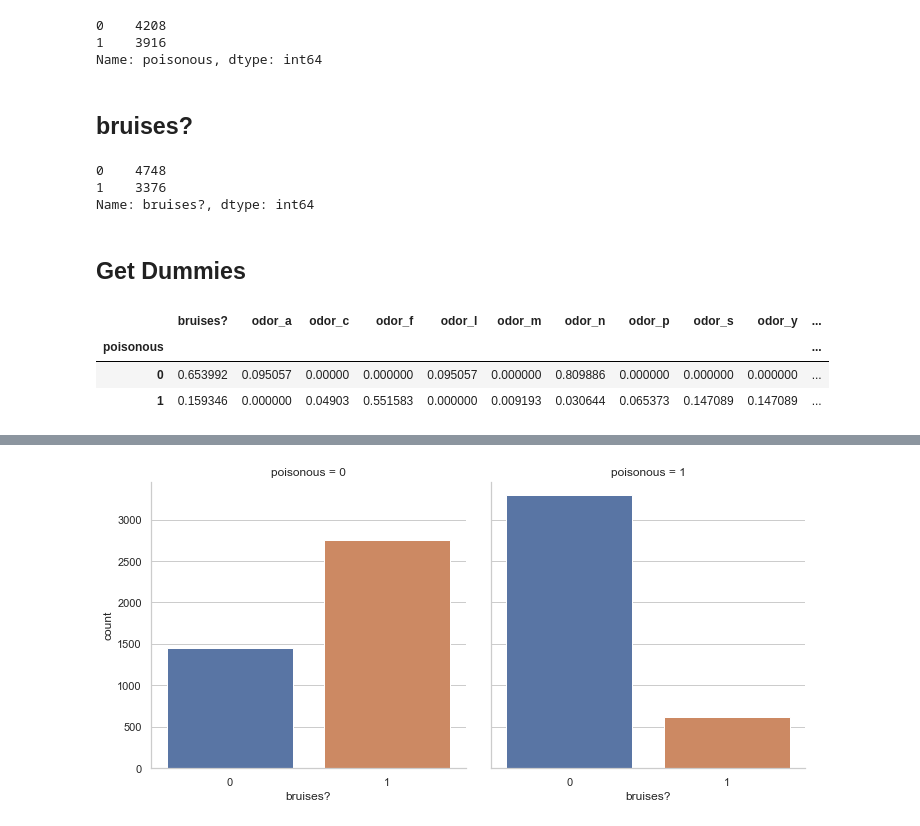
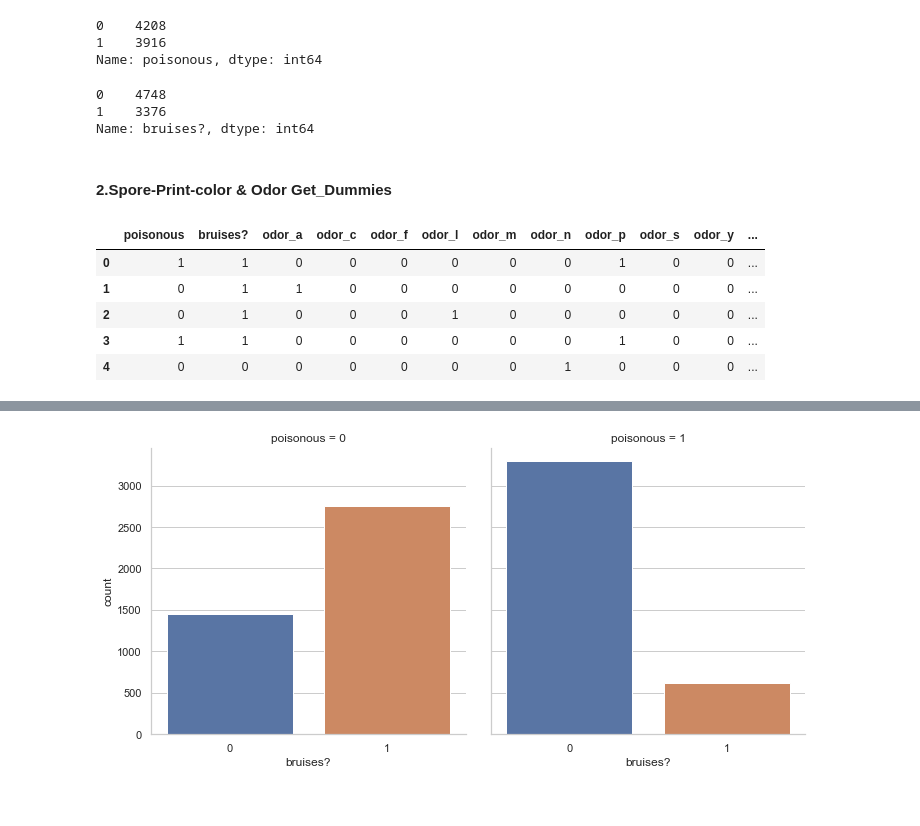
Before and after one commit to jacoblgoodman/DAV-5400, a Jupyter notebook: project4/j_goodman_project4.ipynb, the cells around one changed output, grey strips where cells are left out. Saved outputs shown, nothing was run; the diff lists cells and outputs as text; code cells hidden in the pictures.

```diff
--- a/project4/j_goodman_project4.ipynb
+++ b/project4/j_goodman_project4.ipynb
@@ -102,7 +136,8 @@ Name: spore-print-color, dtype: int64
 # %%
-df_for_pred.loc[
-    df_for_pred['spore-print-color'].isin(['r','u','b','o','y']),
-    'spore-print-color'] = 'other'
+#setting sparse to other with isin method
+df_for_pred.loc[df_for_pred['spore-print-color'].isin(['r','u','b','o','y']),'spore-print-color'] = 'other'
+
+#sanity check
 display(df_for_pred['spore-print-color'].value_counts())
 # %% [output]
 w        2388
@@ -122,6 +167,4 @@ df_for_pred.poisonous.value_counts()
 0    4208
 1    3916
 Name: poisonous, dtype: int64
-# %% [markdown]
-## bruises?
 # %%
@@ -132,14 +177,17 @@ df_for_pred['bruises?'].value_counts()
 0    4748
 1    3376
 Name: bruises?, dtype: int64
-# %% [markdown]
-## Get Dummies
+# %% [markdown]
+#### 2.Spore-Print-color & Odor Get_Dummies
 # %%
+#get dummies function
 df_with_dummies = pd.get_dummies(df_for_pred)
+#sanity check
 df_with_dummies.head()
-df_with_dummies.groupby('poisonous').mean()
 # %% [output]
-|  | bruises? | odor_a | odor_c | odor_f | odor_l | odor_m | odor_n | odor_p | odor_s | odor_y | ... |
-| poisonous |  |  |  |  |  |  |  |  |  |  | ... |
-| 0 | 0.653992 | 0.095057 | 0.00000 | 0.000000 | 0.095057 | 0.000000 | 0.809886 | 0.000000 | 0.000000 | 0.000000 | ... |
-| 1 | 0.159346 | 0.000000 | 0.04903 | 0.551583 | 0.000000 | 0.009193 | 0.030644 | 0.065373 | 0.147089 | 0.147089 | ... |
+|  | poisonous | bruises? | odor_a | odor_c | odor_f | odor_l | odor_m | odor_n | odor_p | odor_s | odor_y | ... |
+| 0 | 1 | 1 | 0 | 0 | 0 | 0 | 0 | 0 | 1 | 0 | 0 | ... |
+| 1 | 0 | 1 | 1 | 0 | 0 | 0 | 0 | 0 | 0 | 0 | 0 | ... |
+| 2 | 0 | 1 | 0 | 0 | 0 | 1 | 0 | 0 | 0 | 0 | 0 | ... |
+| 3 | 1 | 1 | 0 | 0 | 0 | 0 | 0 | 0 | 1 | 0 | 0 | ... |
+| 4 | 0 | 0 | 0 | 0 | 0 | 0 | 0 | 1 | 0 | 0 | 0 | ... |
```
Also changed, not shown: parts of 36 cells of this notebook.
